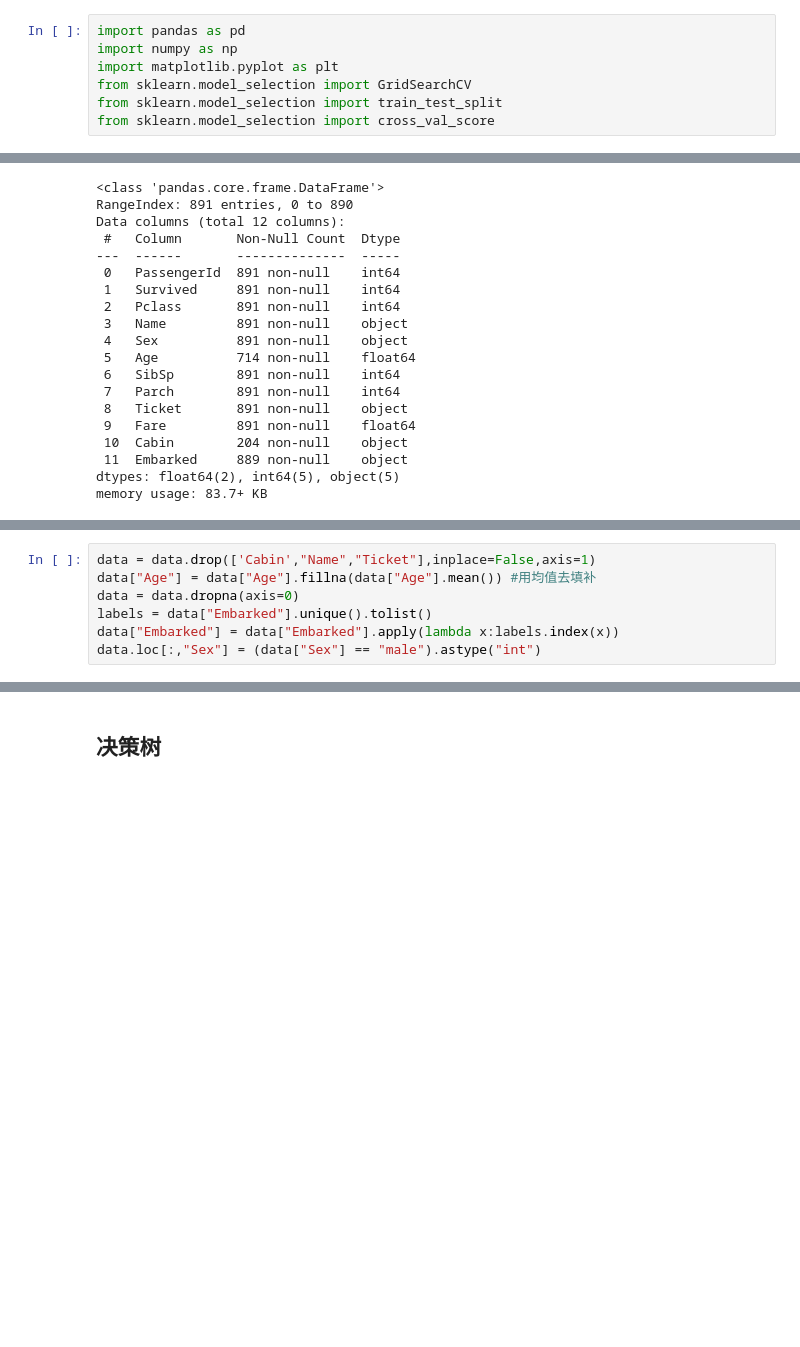
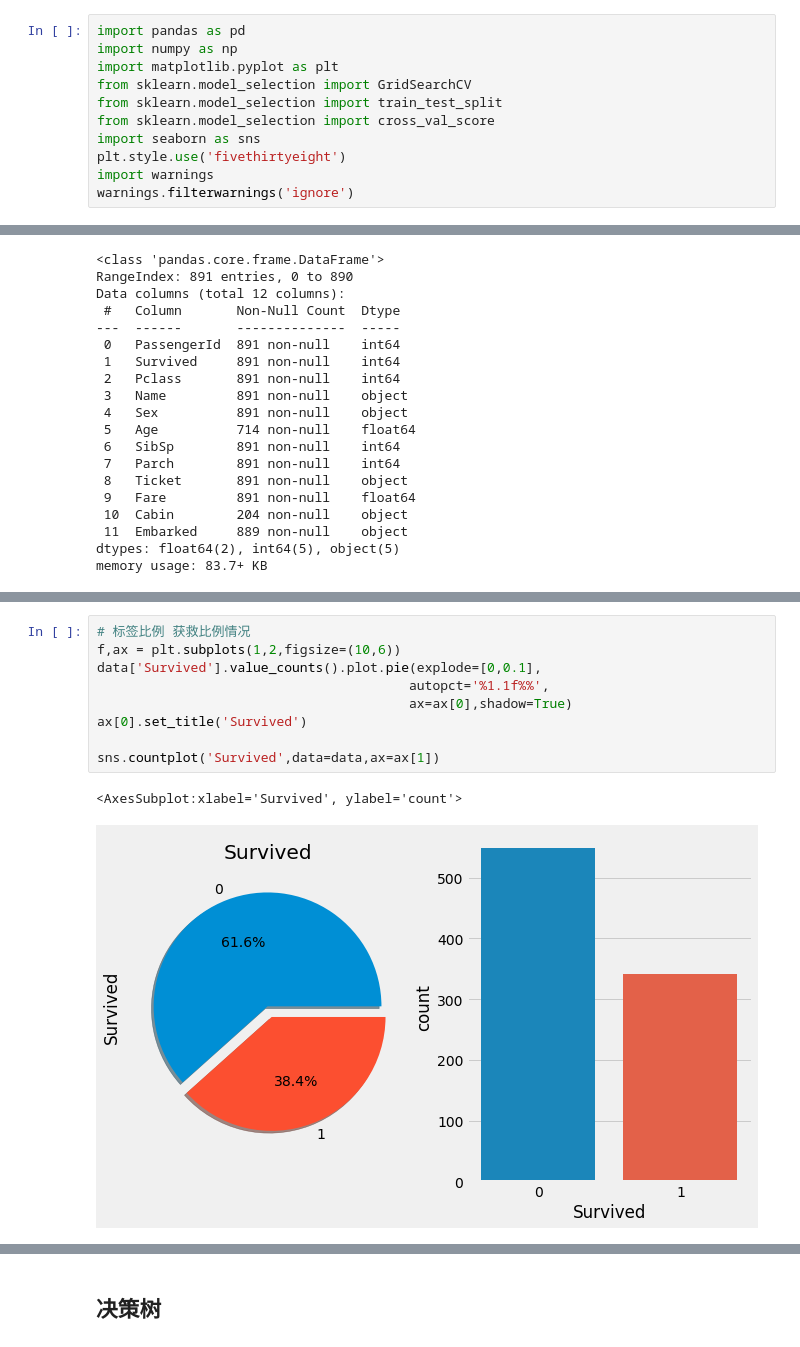
Before and after one commit to monkeyhlj/machine_learning_bymyself, a Jupyter notebook: MachineLearningCourseWork/泰坦尼克号数据集.ipynb, the cells around one changed output, grey strips where cells are left out. Cells and saved outputs as stored; diff of their text form; blank space fills up the shorter version.

```diff
--- a/MachineLearningCourseWork/泰坦尼克号数据集.ipynb
+++ b/MachineLearningCourseWork/泰坦尼克号数据集.ipynb
@@ -7,6 +7,10 @@ import matplotlib.pyplot as plt
 from sklearn.model_selection import GridSearchCV
 from sklearn.model_selection import train_test_split
 from sklearn.model_selection import cross_val_score
+import seaborn as sns
+plt.style.use('fivethirtyeight')
+import warnings
+warnings.filterwarnings('ignore')
 # %%
 data = pd.read_csv("../datasets/train.csv")
 # %%
@@ -40,10 +44,3 @@ data.head()  #显示前n行，默认前5行 data.head(n)
 | 2 | 3 | 1 | 3 | Heikkinen, Miss. Laina | female | 26.0 | 0 | 0 | STON/O2. 3101282 | 7.9250 | ... |
 | 3 | 4 | 1 | 1 | Futrelle, Mrs. Jacques Heath (Lil... | female | 35.0 | 1 | 0 | 113803 | 53.1000 | ... |
 | 4 | 5 | 0 | 3 | Allen, Mr. William Henry | male | 35.0 | 0 | 0 | 373450 | 8.0500 | ... |
-# %%
-data = data.drop(['Cabin',"Name","Ticket"],inplace=False,axis=1)
-data["Age"] = data["Age"].fillna(data["Age"].mean()) #用均值去填补
-data = data.dropna(axis=0)
-labels = data["Embarked"].unique().tolist()
-data["Embarked"] = data["Embarked"].apply(lambda x:labels.index(x))
-data.loc[:,"Sex"] = (data["Sex"] == "male").astype("int")
@@ -49,0 +85,12 @@ data.loc[:,"Sex"] = (data["Sex"] == "male").astype("int")
+# %%
+# 标签比例 获救比例情况
+f,ax = plt.subplots(1,2,figsize=(10,6))
+data['Survived'].value_counts().plot.pie(explode=[0,0.1],
+                                        autopct='%1.1f%%',
+                                        ax=ax[0],shadow=True)
+ax[0].set_title('Survived')
+
+sns.countplot('Survived',data=data,ax=ax[1])
+# %% [output]
+<AxesSubplot:xlabel='Survived', ylabel='count'>
+[figure, added]
```
Also changed, not shown: parts of 63 cells of this notebook, 30 other files.
